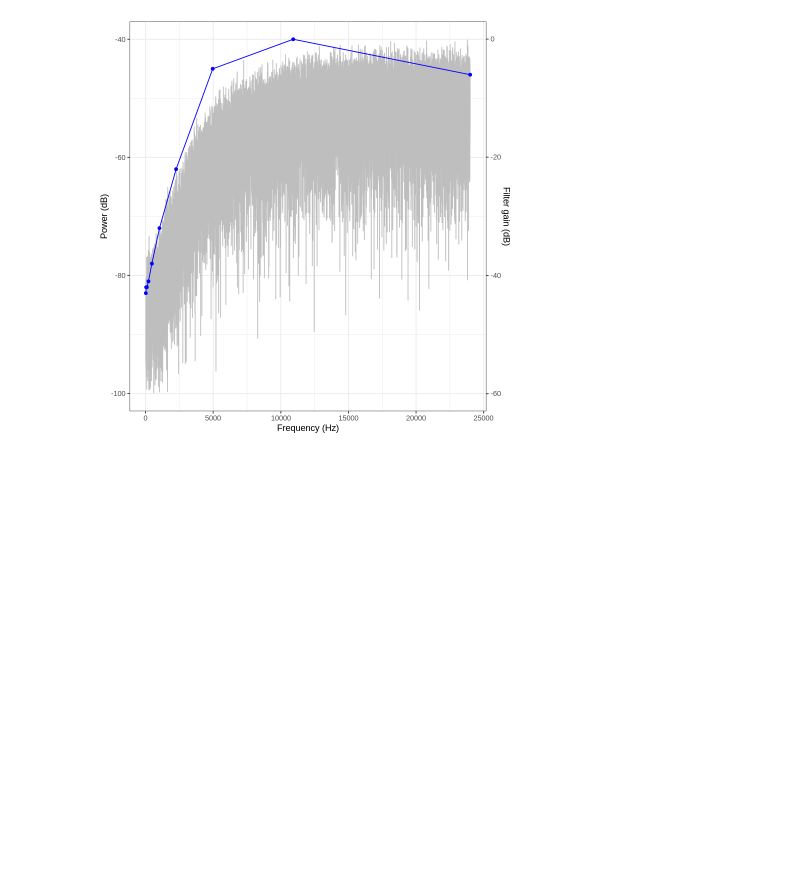
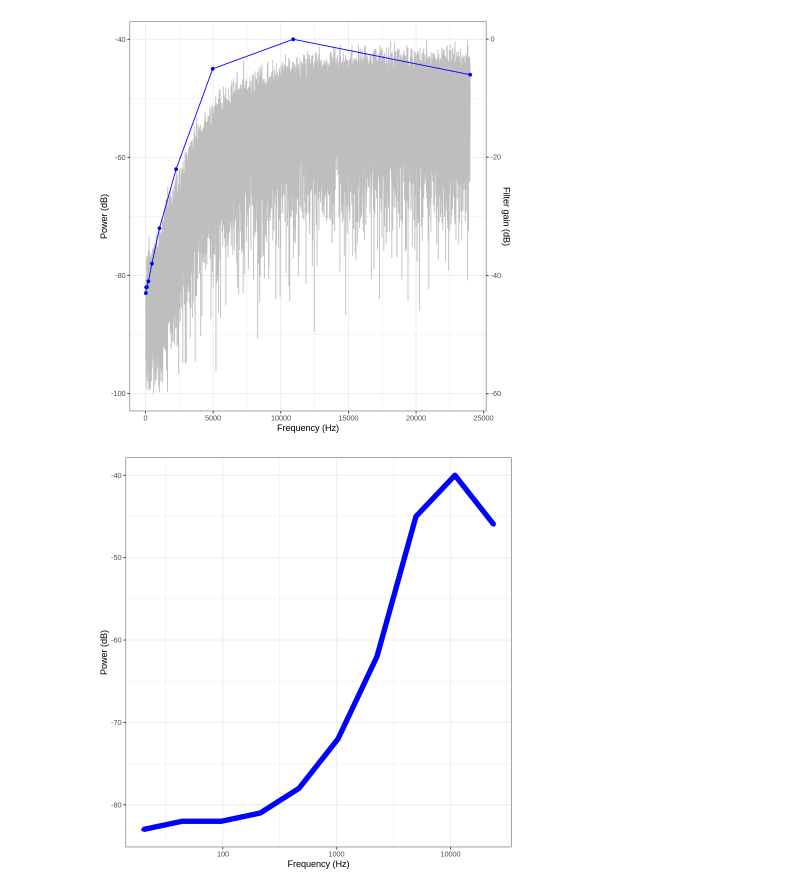
Before and after one commit to MfN-Berlin/HIP_Audio_Filters, a Jupyter notebook: notebook-home/Trichechus_manatus.ipynb, the cells around one changed output. Cells and saved outputs as stored; diff of their text form; code cells hidden in the pictures; blank space fills up the shorter version.

```diff
--- a/notebook-home/Trichechus_manatus.ipynb
+++ b/notebook-home/Trichechus_manatus.ipynb
@@ -72,3 +72,15 @@ plot_filter_fft(fft, filter.table)
 Warning message:
 “Removed 20 rows containing missing values (geom_path).”
 [figure]
+# %%
+
+# plot the filter values
+ggplot() +
+    geom_line(data=filter.table, aes(Frequency.in.kHz*1000, Gain.in.dB-40), color="blue", size=3) +
+    geom_point(data=filter.table, aes(Frequency.in.kHz*1000, Gain.in.dB-40), color="blue") +
+    labs(x = "Frequency (Hz)", y = "Power (dB)") +
+    scale_y_continuous() +
+    scale_x_log10(limits=c(20, 24000)) +
+    theme_bw()
+# %% [output]
+[figure, added]
```
Also changed, not shown: 11 other files.
